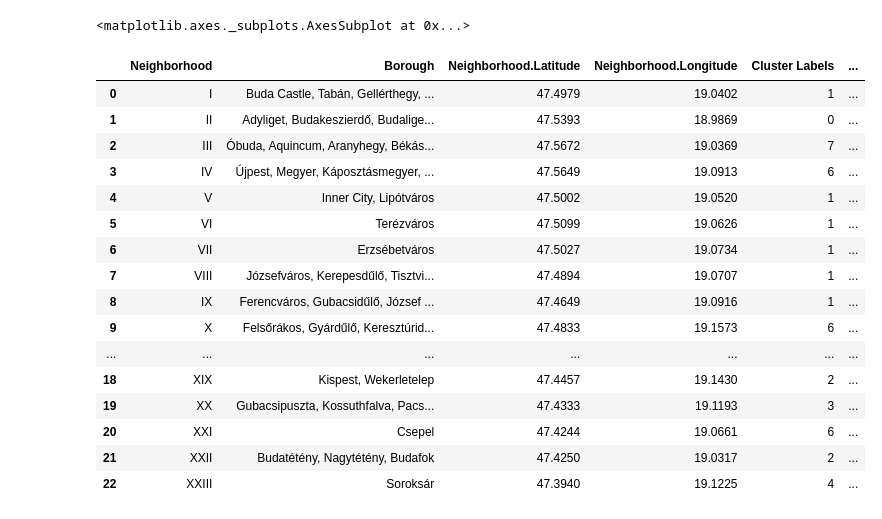
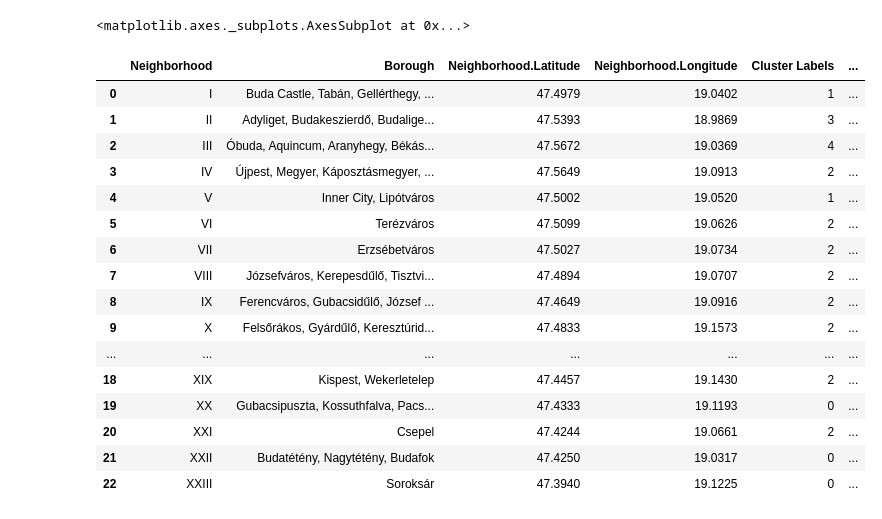
Before and after one commit to AmbrusAttila/Coursera-IBM-Data-Science-Specialization-Capstone, a Jupyter notebook: Budapest Notebook.ipynb, the cells around one changed output. Cells and saved outputs as stored; diff of their text form; code cells hidden in the pictures.

```diff
--- a/Budapest Notebook.ipynb
+++ b/Budapest Notebook.ipynb
@@ -203,15 +203,20 @@ def getNearbyVenues(names, lats, lons):
     for n, la, lo in zip(names, lats, lons):
         url= 'https://api.foursquare.com/v2/venues/explore?client_id={}&client_secret={}&v={}&ll={},{}&radius={}&limit={}'.format(CLIENT_ID, CLIENT_SECRET, VERSION, la, lo, RADIUS, LIMIT)
         results= requests.get(url).json()['response']['groups'][0]['items']
-        list.append([(
-         n,
-         la,
-         lo,
-         v['venue']['name'],
-         v['venue']['location']['lat'],
-         v['venue']['location']['lng'],
-         v['venue']['categories'][0]['name']) for v in results]
-        )
+        sublist=[]
+        for v in results:
+            if v['venue']['categories'][0]['name'] not in ['Bus Stop', 'Bus Station','Tram Station',' Train Station', 'Grocery Store', 'Coffee Shop']:
+                sublist.append([
+                    n,
+                    la,
+                    lo,
+                    v['venue']['name'],
+                    v['venue']['location']['lat'],
+                    v['venue']['location']['lng'],
+                    v['venue']['categories'][0]['name']
+                ])
+        list.append(sublist)
+
 
     nearby=pd.DataFrame([item for vlist in list for item in vlist])
     nearby.columns=[
@@ -251,7 +256,7 @@ def most_common_venues(row, top):
 # %%
 import numpy as np
 # %%
-top=10
+top=5
 indicators=['st', 'nd', 'rd']
 columns=['Neighborhood']
 for ind in np.arange(top):
@@ -296,7 +301,7 @@ Successfully installed yellowbrick-1.1
 # %%
 clustering=grouped.drop('Neighborhood', 1)
 
-visualizer = KElbowVisualizer(KMeans(), k=(2,23), metric='calinski_harabasz', timings=False)
+visualizer = KElbowVisualizer(KMeans(), k=(2,23), metric='silhouette', timings=False)
 visualizer.fit(clustering)
 visualizer.show()
 # %% [output]
@@ -307,34 +312,34 @@ visualizer.show()
 # %% [output]
 <matplotlib.axes._subplots.AxesSubplot at 0x...>
 # %%
-k=8
+k=5
 kmeans=KMeans(n_clusters=k, random_state=0)
 kmeans.fit(clustering)
 
 clustered=sorted
 clustered.insert(0,'Cluster Labels', kmeans.labels_)
 
 merged=df3
 merged=merged.join(sorted.set_index('Neighborhood'), on='Neighborhood')
 merged
 # %% [output]
 |  | Neighborhood | Borough | Neighborhood.Latitude | Neighborhood.Longitude | Cluster Labels | ... |
 | 0 | I | Buda Castle, Tabán, Gellérthegy, ... | 47.4979 | 19.0402 | 1 | ... |
-| 1 | II | Adyliget, Budakeszierdő, Budalige... | 47.5393 | 18.9869 | 0 | ... |
-| 2 | III | Óbuda, Aquincum, Aranyhegy, Békás... | 47.5672 | 19.0369 | 7 | ... |
-| 3 | IV | Újpest, Megyer, Káposztásmegyer, ... | 47.5649 | 19.0913 | 6 | ... |
+| 1 | II | Adyliget, Budakeszierdő, Budalige... | 47.5393 | 18.9869 | 3 | ... |
+| 2 | III | Óbuda, Aquincum, Aranyhegy, Békás... | 47.5672 | 19.0369 | 4 | ... |
+| 3 | IV | Újpest, Megyer, Káposztásmegyer, ... | 47.5649 | 19.0913 | 2 | ... |
 | 4 | V | Inner City, Lipótváros | 47.5002 | 19.0520 | 1 | ... |
-| 5 | VI | Terézváros | 47.5099 | 19.0626 | 1 | ... |
-| 6 | VII | Erzsébetváros | 47.5027 | 19.0734 | 1 | ... |
-| 7 | VIII | Józsefváros, Kerepesdűlő, Tisztvi... | 47.4894 | 19.0707 | 1 | ... |
-| 8 | IX | Ferencváros, Gubacsidűlő, József ... | 47.4649 | 19.0916 | 1 | ... |
-| 9 | X | Felsőrákos, Gyárdűlő, Keresztúrid... | 47.4833 | 19.1573 | 6 | ... |
+| 5 | VI | Terézváros | 47.5099 | 19.0626 | 2 | ... |
+| 6 | VII | Erzsébetváros | 47.5027 | 19.0734 | 2 | ... |
+| 7 | VIII | Józsefváros, Kerepesdűlő, Tisztvi... | 47.4894 | 19.0707 | 2 | ... |
+| 8 | IX | Ferencváros, Gubacsidűlő, József ... | 47.4649 | 19.0916 | 2 | ... |
+| 9 | X | Felsőrákos, Gyárdűlő, Keresztúrid... | 47.4833 | 19.1573 | 2 | ... |
 | ... | ... | ... | ... | ... | ... | ... |
 | 18 | XIX | Kispest, Wekerletelep | 47.4457 | 19.1430 | 2 | ... |
-| 19 | XX | Gubacsipuszta, Kossuthfalva, Pacs... | 47.4333 | 19.1193 | 3 | ... |
-| 20 | XXI | Csepel | 47.4244 | 19.0661 | 6 | ... |
-| 21 | XXII | Budatétény, Nagytétény, Budafok | 47.4250 | 19.0317 | 2 | ... |
-| 22 | XXIII | Soroksár | 47.3940 | 19.1225 | 4 | ... |
+| 19 | XX | Gubacsipuszta, Kossuthfalva, Pacs... | 47.4333 | 19.1193 | 0 | ... |
+| 20 | XXI | Csepel | 47.4244 | 19.0661 | 2 | ... |
+| 21 | XXII | Budatétény, Nagytétény, Budafok | 47.4250 | 19.0317 | 0 | ... |
+| 22 | XXIII | Soroksár | 47.3940 | 19.1225 | 0 | ... |
 # %%
 import matplotlib.cm as cm
 import matplotlib.colors as colors
```
Also changed, not shown: parts of 14 cells of this notebook.
